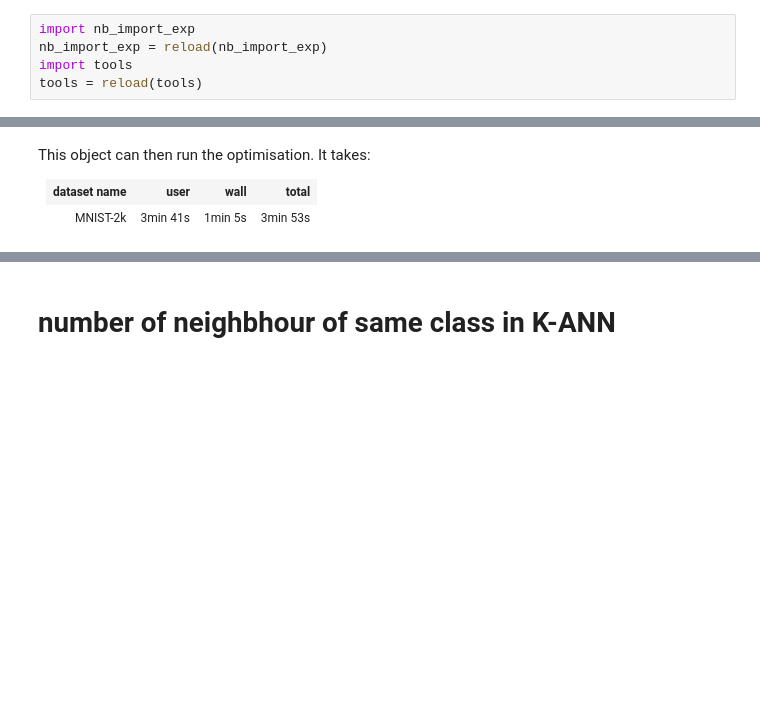
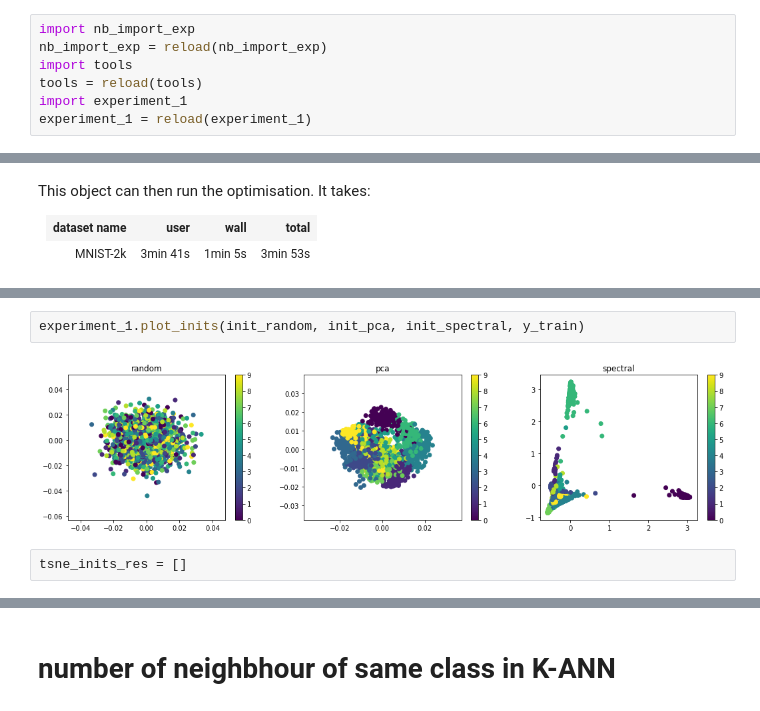
Before and after one commit to toinsson/raviz, a Jupyter notebook: Experiments.ipynb, the cells around one changed output, grey strips where cells are left out. Cells and saved outputs as stored; diff of their text form; blank space fills up the shorter version.

Commit message:
experiment notebook

```diff
--- a/Experiments.ipynb
+++ b/Experiments.ipynb
@@ -11,6 +11,8 @@ import nb_import_exp
 nb_import_exp = reload(nb_import_exp)
 import tools
 tools = reload(tools)
+import experiment_1
+experiment_1 = reload(experiment_1)
 # %%
 from nb_import_exp import *
 # %% [markdown]
@@ -108,0 +135,6 @@ _=ax[1].set_xlabel('iterations')
+# %%
+experiment_1.plot_inits(init_random, init_pca, init_spectral, y_train)
+# %% [output]
+[figure, added]
+# %%
+tsne_inits_res = []
```
Also changed, not shown: parts of 16 cells of this notebook, 2 other files.
